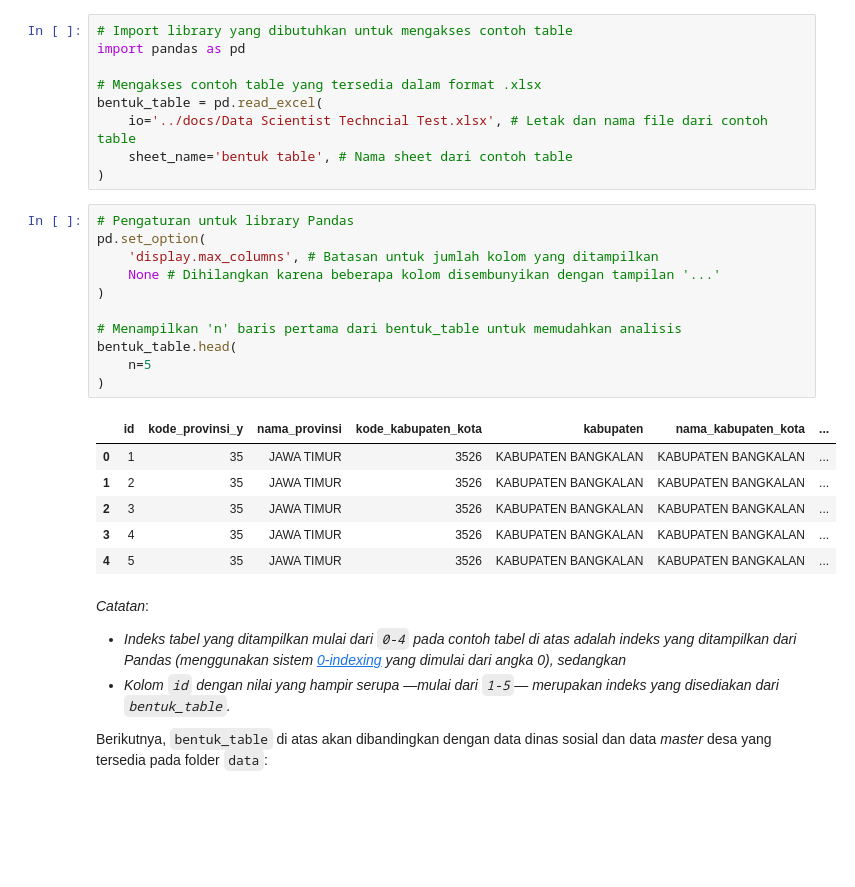
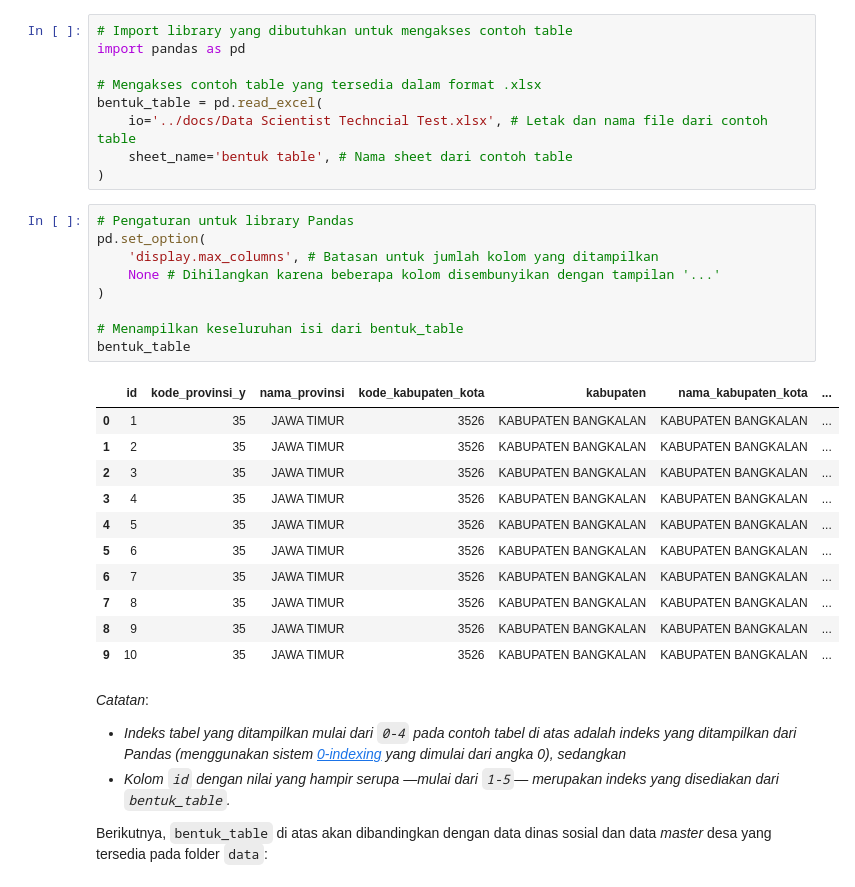
Before and after one commit to garudapaksi-yusuf/SEAL_Data_Scientist_Technical_Test, a Jupyter notebook: notebook/notebook.ipynb, the cells around one changed output. Drawn from its saved outputs; the diff is of its cells as text; blank space fills up the shorter version.

```diff
--- a/notebook/notebook.ipynb
+++ b/notebook/notebook.ipynb
@@ -30,21 +30,24 @@ bentuk_table = pd.read_excel(
 # %%
 # Pengaturan untuk library Pandas
 pd.set_option(
     'display.max_columns', # Batasan untuk jumlah kolom yang ditampilkan
     None # Dihilangkan karena beberapa kolom disembunyikan dengan tampilan '...'
 )
 
-# Menampilkan 'n' baris pertama dari bentuk_table untuk memudahkan analisis
-bentuk_table.head(
-    n=5
-)
+# Menampilkan keseluruhan isi dari bentuk_table
+bentuk_table
 # %% [output]
 |  | id | kode_provinsi_y | nama_provinsi | kode_kabupaten_kota | kabupaten | nama_kabupaten_kota | ... |
 | 0 | 1 | 35 | JAWA TIMUR | 3526 | KABUPATEN BANGKALAN | KABUPATEN BANGKALAN | ... |
 | 1 | 2 | 35 | JAWA TIMUR | 3526 | KABUPATEN BANGKALAN | KABUPATEN BANGKALAN | ... |
 | 2 | 3 | 35 | JAWA TIMUR | 3526 | KABUPATEN BANGKALAN | KABUPATEN BANGKALAN | ... |
 | 3 | 4 | 35 | JAWA TIMUR | 3526 | KABUPATEN BANGKALAN | KABUPATEN BANGKALAN | ... |
 | 4 | 5 | 35 | JAWA TIMUR | 3526 | KABUPATEN BANGKALAN | KABUPATEN BANGKALAN | ... |
+| 5 | 6 | 35 | JAWA TIMUR | 3526 | KABUPATEN BANGKALAN | KABUPATEN BANGKALAN | ... |
+| 6 | 7 | 35 | JAWA TIMUR | 3526 | KABUPATEN BANGKALAN | KABUPATEN BANGKALAN | ... |
+| 7 | 8 | 35 | JAWA TIMUR | 3526 | KABUPATEN BANGKALAN | KABUPATEN BANGKALAN | ... |
+| 8 | 9 | 35 | JAWA TIMUR | 3526 | KABUPATEN BANGKALAN | KABUPATEN BANGKALAN | ... |
+| 9 | 10 | 35 | JAWA TIMUR | 3526 | KABUPATEN BANGKALAN | KABUPATEN BANGKALAN | ... |
 # %% [markdown]
 *Catatan*:
 * *Indeks tabel yang ditampilkan mulai dari `0-4` pada contoh tabel di atas adalah indeks yang ditampilkan dari Pandas (menggunakan sistem [0-indexing](https://pandas.pydata.org/docs/user_guide/indexing.html) yang dimulai dari angka 0), sedangkan*
```
Also changed, not shown: parts of 28 cells of this notebook.
